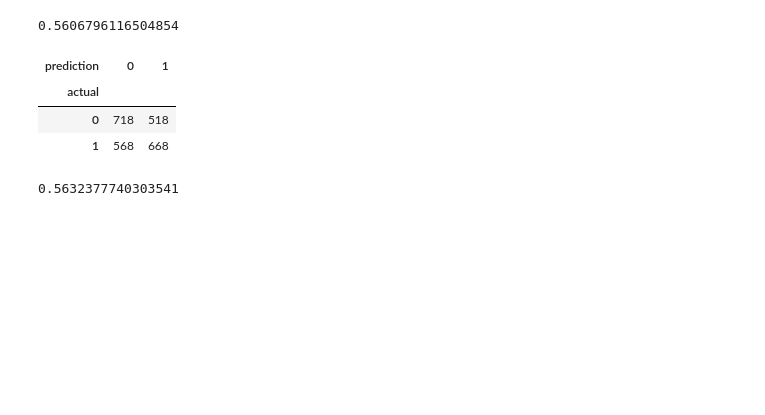
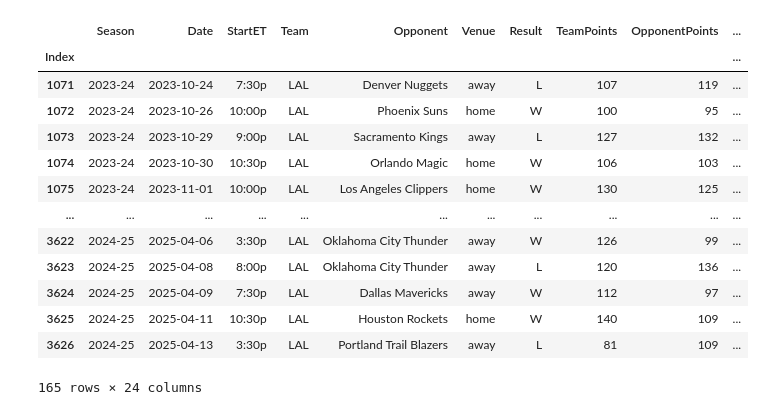
Before and after one commit to gchris2024/predicting-nba-matches, a Jupyter notebook: training.ipynb, the cells around one changed output. Saved outputs shown, nothing was run; the diff lists cells and outputs as text; code cells hidden in the pictures; blank space fills up the shorter version.

```diff
--- a/training.ipynb
+++ b/training.ipynb
@@ -4,4 +4,4 @@ from sklearn.ensemble import RandomForestClassifier
 from sklearn.metrics import accuracy_score
 from sklearn.metrics import precision_score
 # %%
-matches = pd.read_csv('nba_matchess_indexed.csv', index_col=0)
+matches = pd.read_csv('nba_games_full.csv', index_col=0)
@@ -40,5 +18,0 @@ predictions = rf.predict(test_set[predictors])
-# %%
-acc = accuracy_score(test_set["target"], predictions)
-acc
-# %% [output]
-0.5606796116504854
@@ -47,11 +19,19 @@ combined = pd.DataFrame(dict(actual=test_set["target"], prediction=predictions))
-# %%
-pd.crosstab(index=combined["actual"], columns=combined["prediction"])
-# %% [output]
-| prediction | 0 | 1 |
-| actual |  |  |
-| 0 | 718 | 518 |
-| 1 | 568 | 668 |
-# %%
-precision_score(test_set["target"], predictions)
-# %% [output]
-0.5632377740303541
+# %%
+grouped_matches = matches.groupby("Team")
+group = grouped_matches.get_group('LAL')
+group
+# %% [output]
+|  | Season | Date | StartET | Team | Opponent | Venue | Result | TeamPoints | OpponentPoints | ... |
+| Index |  |  |  |  |  |  |  |  |  | ... |
+| 1071 | 2023-24 | 2023-10-24 | 7:30p | LAL | Denver Nuggets | away | L | 107 | 119 | ... |
+| 1072 | 2023-24 | 2023-10-26 | 10:00p | LAL | Phoenix Suns | home | W | 100 | 95 | ... |
+| 1073 | 2023-24 | 2023-10-29 | 9:00p | LAL | Sacramento Kings | away | L | 127 | 132 | ... |
+| 1074 | 2023-24 | 2023-10-30 | 10:30p | LAL | Orlando Magic | home | W | 106 | 103 | ... |
+| 1075 | 2023-24 | 2023-11-01 | 10:00p | LAL | Los Angeles Clippers | home | W | 130 | 125 | ... |
+| ... | ... | ... | ... | ... | ... | ... | ... | ... | ... | ... |
+| 3622 | 2024-25 | 2025-04-06 | 3:30p | LAL | Oklahoma City Thunder | away | W | 126 | 99 | ... |
+| 3623 | 2024-25 | 2025-04-08 | 8:00p | LAL | Oklahoma City Thunder | away | L | 120 | 136 | ... |
+| 3624 | 2024-25 | 2025-04-09 | 7:30p | LAL | Dallas Mavericks | away | W | 112 | 97 | ... |
+| 3625 | 2024-25 | 2025-04-11 | 10:30p | LAL | Houston Rockets | home | W | 140 | 109 | ... |
+| 3626 | 2024-25 | 2025-04-13 | 3:30p | LAL | Portland Trail Blazers | away | L | 81 | 109 | ... |
+165 rows × 24 columns
```
Also changed, not shown: parts of 20 cells of this notebook, 1 other file.
